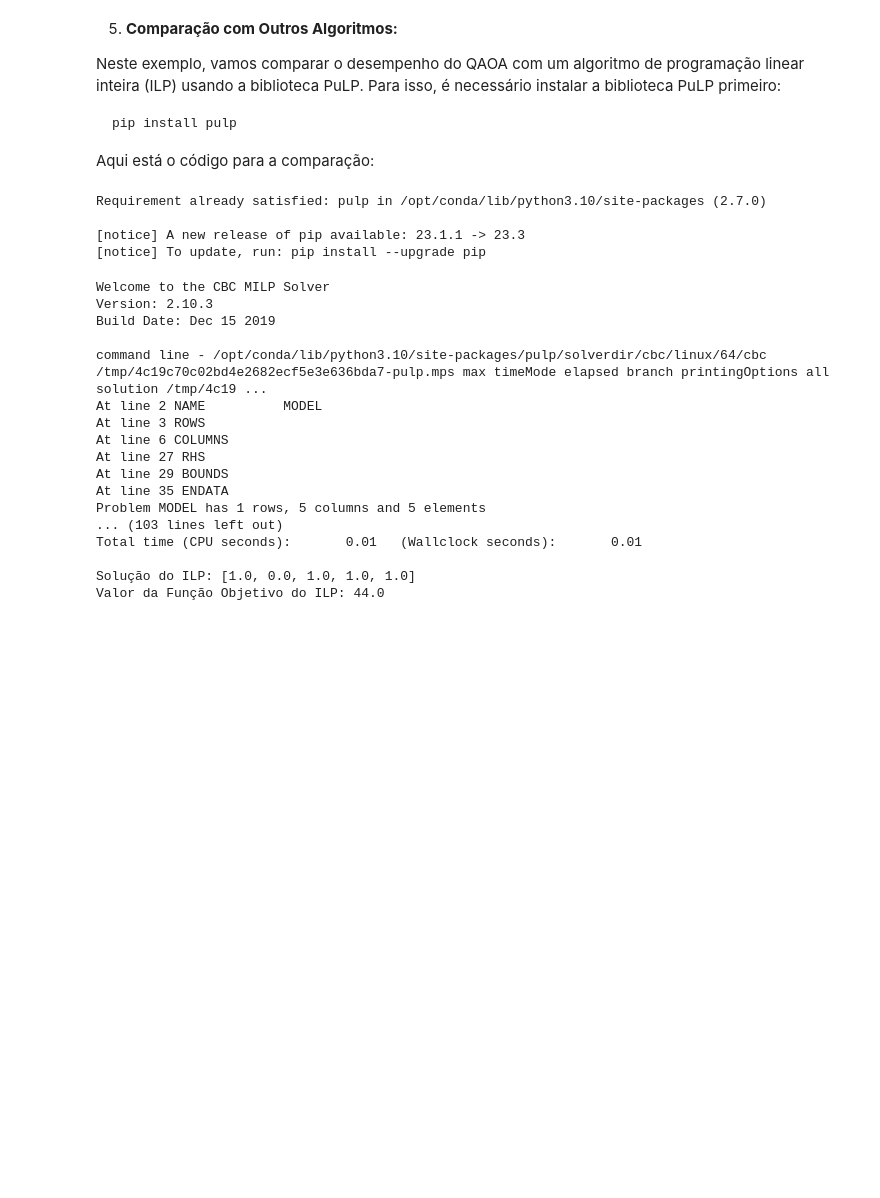
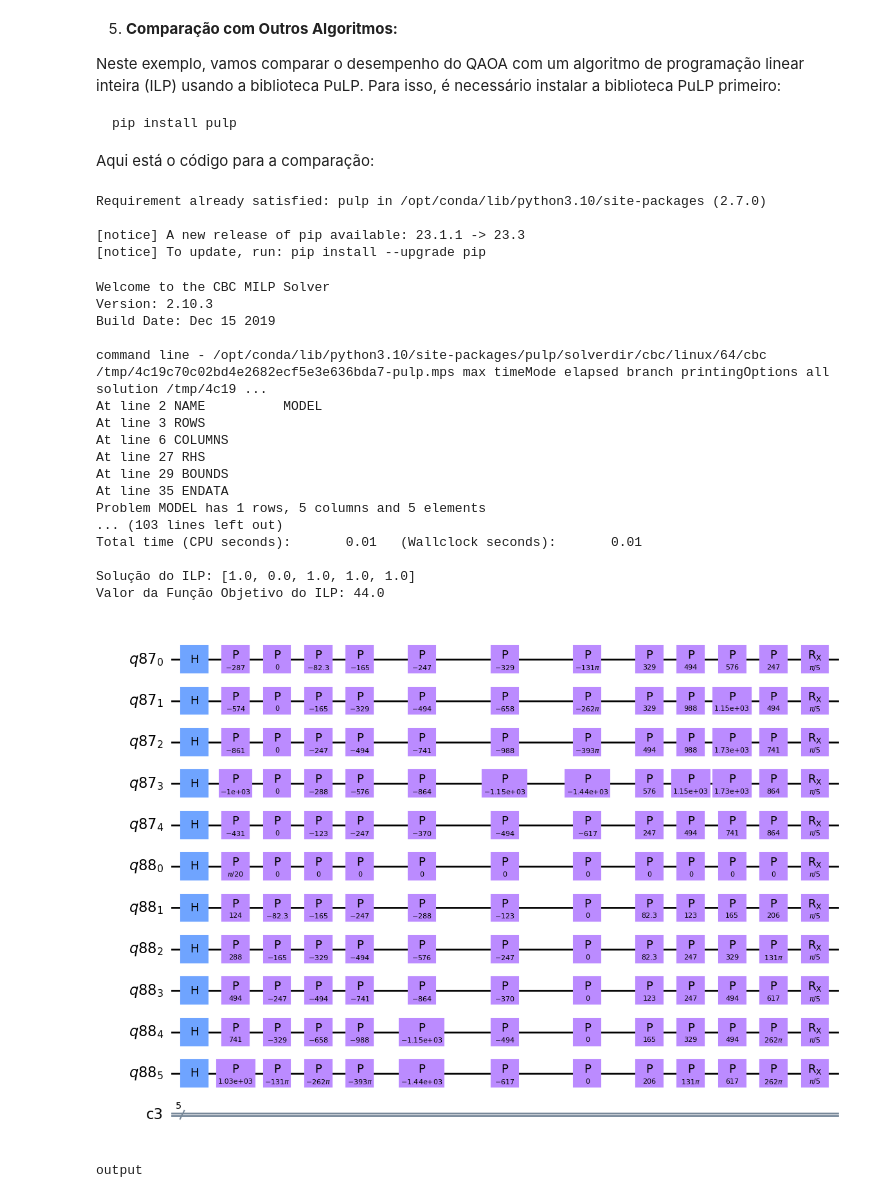
Before and after one commit to Lihsayuri/KnapsackQuantum, a Jupyter notebook: KnapsackProblem.ipynb, the cells around one changed output. Saved outputs shown, nothing was run; the diff lists cells and outputs as text; code cells hidden in the pictures; blank space fills up the shorter version.

Commit message:
Circuito do código do QAOA

```diff
--- a/KnapsackProblem.ipynb
+++ b/KnapsackProblem.ipynb
@@ -614,0 +672,77 @@ Valor da Função Objetivo do ILP: 44.0
+# %%
+qr_N = QuantumRegister(N)
+qr_C = QuantumRegister(C)
+cr = ClassicalRegister(N)
+# %%
+circuit = QuantumCircuit(qr_N,qr_C,cr,name="QAOA")
+
+#initialization
+for i in range(N+C):
+    circuit.h(i)
+
+#hamiltonian
+term = dict()
+term["null"] = 0
+for i in range(N):
+    term[qr_N[i]] = 0
+    for n in range(C):
+        term[qr_C[n]] = 0
+for i in range(N):
+    for n in range(C):
+        term[qr_N[i], qr_C[n]] = 0
+for i,j in combinations(list(range(N)),2):
+    term[qr_N[i],qr_N[j]] = 0
+for m,n in combinations(list(range(C)),2):
+    term[qr_C[m],qr_C[n]] = 0
+
+for i in range(N):
+    term[qr_N[i]] += -1/2*(A*(weight[i]**2)-B*cost[i])
+    term["null"] += 1/2*(A*(weight[i]**2)-B*cost[i])
+
+for n in range(C):
+    term[qr_C[n]] += -1/2*(A*(n*2)-1)
+    term["null"] += 1/2*(A*(n*2)-1)
+
+for (i,j) in combinations(list(range(N)),2):
+    term["null"] += 2*A*weight[i]*weight[j]*1/4
+    term[qr_N[i]] += 2*A*weight[i]*weight[j]*(-1/4)
+    term[qr_N[j]] += 2*A*weight[i]*weight[j]*(-1/4)
+    term[qr_N[i], qr_N[j]] += 2*A*weight[i]*weight[j]*(1/4)
+
+for (m,n) in combinations(list(range(C)),2):
+    term["null"] += 2*A*m*n*1/4
+    term[qr_C[m]] += 2*A*m*n*(-1/4)
+    term[qr_C[n]] += 2*A*m*n*(-1/4)
+    term[qr_C[m], qr_C[n]] += 2*A*m*n*(1/4)
+
+for i in range(N):
+    for n in range(C):
+        term["null"] += -2*A*weight[i]*n*1/4
+        term[qr_N[i]] += -2*A*weight[i]*n*(-1/4)
+        term[qr_C[n]] += -2*A*weight[i]*n*(-1/4)
+        term[qr_N[i], qr_C[n]] += -2*A*weight[i]*n*(1/4)
+
+for t in term:
+    if type(t) == qiskit.circuit.quantumregister.Qubit:
+        circuit.p(gamma*term[t],t)
+    if type(t) == tuple:
+        circuit.p(2*gamma*term[t],t[0])
+        circuit.p(2*gamma*term[t],t[1])
+
+for i in range(N):
+    circuit.rx(2*beta, qr_N[i])
+
+for n in range(C):
+    circuit.rx(2*beta, qr_C[n])
+
+circuit.draw("mpl")
+# %% [output]
+[figure, added]
+# %%
+backend = Aer.get_backend('statevector_simulator')
+job = execute(circuit, backend)
+result = job.result()
+outputstate = result.get_statevector(circuit)
+print("output")
+# %% [output]
+output
```
Also changed, not shown: parts of 3 cells of this notebook.
